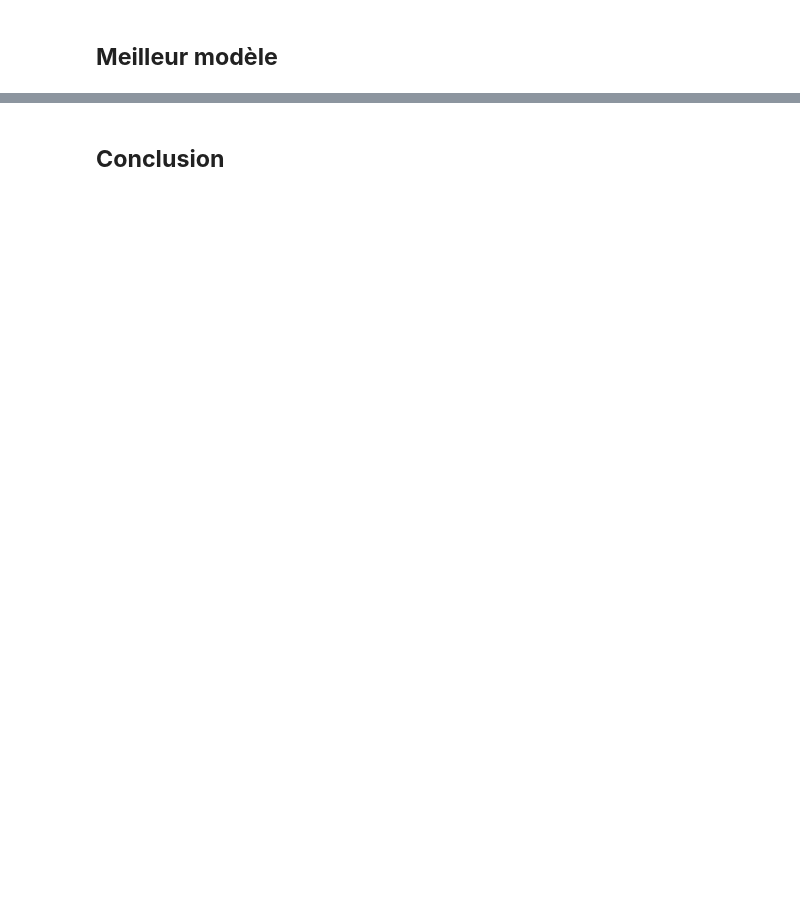
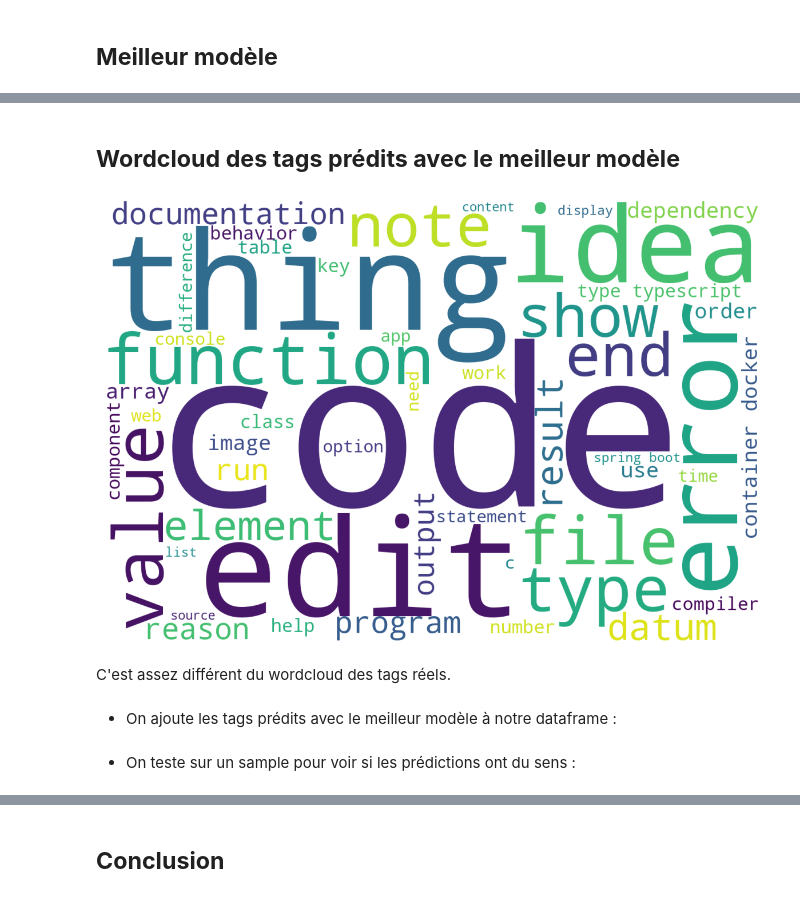
Before and after one commit to BiGHeaDMaX/Suggestion-automatique-de-mots-cles, a Jupyter notebook: 03 - Approche non supervisée.ipynb, the cells around one changed output, grey strips where cells are left out. Saved outputs shown, nothing was run; the diff lists cells and outputs as text; code cells hidden in the pictures; blank space fills up the shorter version.

```diff
--- a/03 - Approche non supervisée.ipynb
+++ b/03 - Approche non supervisée.ipynb
@@ -366,7 +378,7 @@ def approche1(model, premiers_mots, real_tags, show_ex=True):
 # %% [markdown]
 - **Approche 2** : Pour chaque document, on conserve un nombre défini de mots (au maximum, si possible) qui sont à la fois présents dans le document d'origine et dans le topic le plus probablement associé au document.
 # %%
-def approche2(model, taille_topic, max_mots_communs, real_tags, show_ex=True):
+def approche2(model, taille_topic, max_mots_communs, real_tags, show_ex=True, return_tags=False):
 
     """
     Cette fonction permet de réaliser notre deuxième approche :
@@ -389,6 +401,7 @@ def approche2(model, taille_topic, max_mots_communs, real_tags, show_ex=True):
     - max_mots_communs : combien de mots commun on cherche au maximum.
     - real_tags : les tags réels pour évaluer la qualité des prédictions.
     - show_ex : montrer les tags prédits pour les 10 premiers documents.
+    - return_tags : retourner les tags prédits.
 
     """
 
@@ -411,7 +424,7 @@ def approche2(model, taille_topic, max_mots_communs, real_tags, show_ex=True):
         # topn : les x (x = taille_topic) premiers mots du sujet (les plus probables)
         top_words = [word for word, _ in model.show_topic(most_probable_topic, topn=taille_topic)]
 
-        # Conserver les x (x = taille_topic) premiers mots du sujet qui sont également présents dans le document
+        # Conserver, parmi les x (x = taille_topic) premiers mots du sujet, ceux qui sont également présents dans le document
         words_in_document = [word for word in top_words if word in data['corpus'].iloc[i]]
 
         # Sélectionner jusqu'à 'max_mots_communs' mots du sujet présents dans le document
@@ -440,6 +453,9 @@ def approche2(model, taille_topic, max_mots_communs, real_tags, show_ex=True):
         # Exemples
         print("\nPour les 10 premiers documents : ")
         display(top_words_in_document[:10])
+
+    if return_tags:
+        return top_words_in_document
 # %% [markdown]
 ### **Approche 1, avec les 5 premiers mots des topics**
 # %%
@@ -824,0 +819,9 @@ Pour les 10 premiers documents :
+# %%
+# S'agissant du modèle et de l'approche donnant les meilleurs résultats
+# j'en profite pour récupérer les tags prédits
+best_pred_tags = approche2(nmf_model,
+                           taille_topic=50,
+                           max_mots_communs=5,
+                           real_tags=data['tags'],
+                           return_tags=True  # Pour que la fonction retourne les tags prédits
+)
@@ -949,0 +993,27 @@ Pour les 10 premiers documents :
+# %% [markdown]
+## **Wordcloud des tags prédits avec le meilleur modèle**
+# %%
+# On récupère 'best_pred_tags', les tags prédits avec le meilleur modèle/approche,
+# qui est une liste de liste, et on mets tous les tags dans une liste simple
+all_pred_tags = [element for sous_liste in best_pred_tags for element in sous_liste]
+
+# Words cloud
+plt.figure(figsize=(15, 10))  # On dimentionne l'image à 15*10 pouces,
+                              # donc avec le dpi par défaut de 100, cela donne 1500*1000px
+
+tags_cloud = WordCloud(background_color='white',
+                      stopwords=[],
+                      max_words=50,
+                      width=1500,  # Dimention en px de l'image à faire entrer
+                      height=1000  # dans la figure plt de 15*10 pouces
+                      ).generate(" ".join(all_pred_tags))
+
+plt.imshow(tags_cloud)
+plt.axis("off")
+plt.show()
+# %% [output]
+[figure, added]
+# %% [markdown]
+C'est assez différent du wordcloud des tags réels.
+# %% [markdown]
+- On ajoute les tags prédits avec le meilleur modèle à notre dataframe :
@@ -949,0 +1022,2 @@ Pour les 10 premiers documents :
+# %% [markdown]
+- On teste sur un sample pour voir si les prédictions ont du sens :
```
Also changed, not shown: parts of 43 cells of this notebook.
